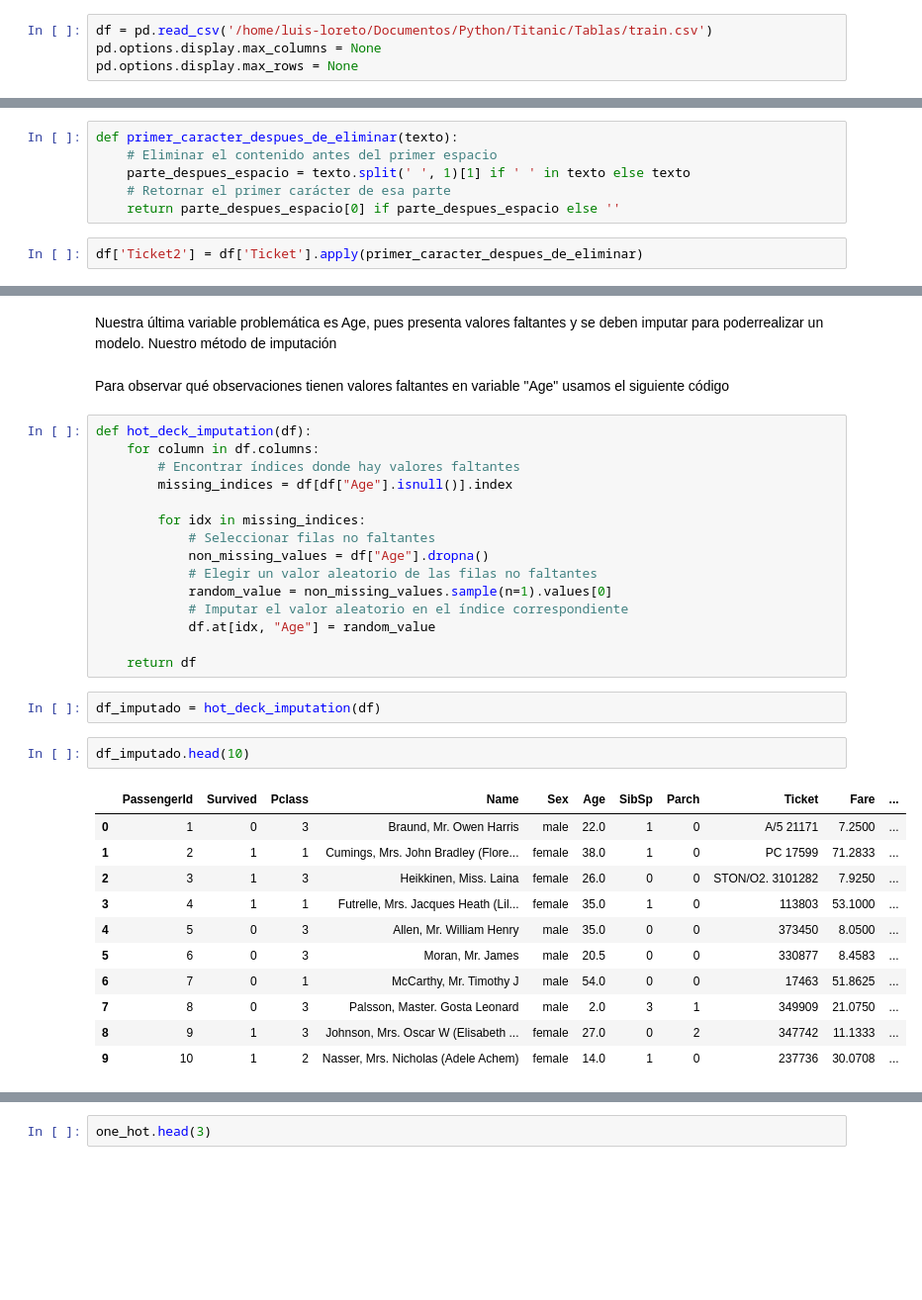
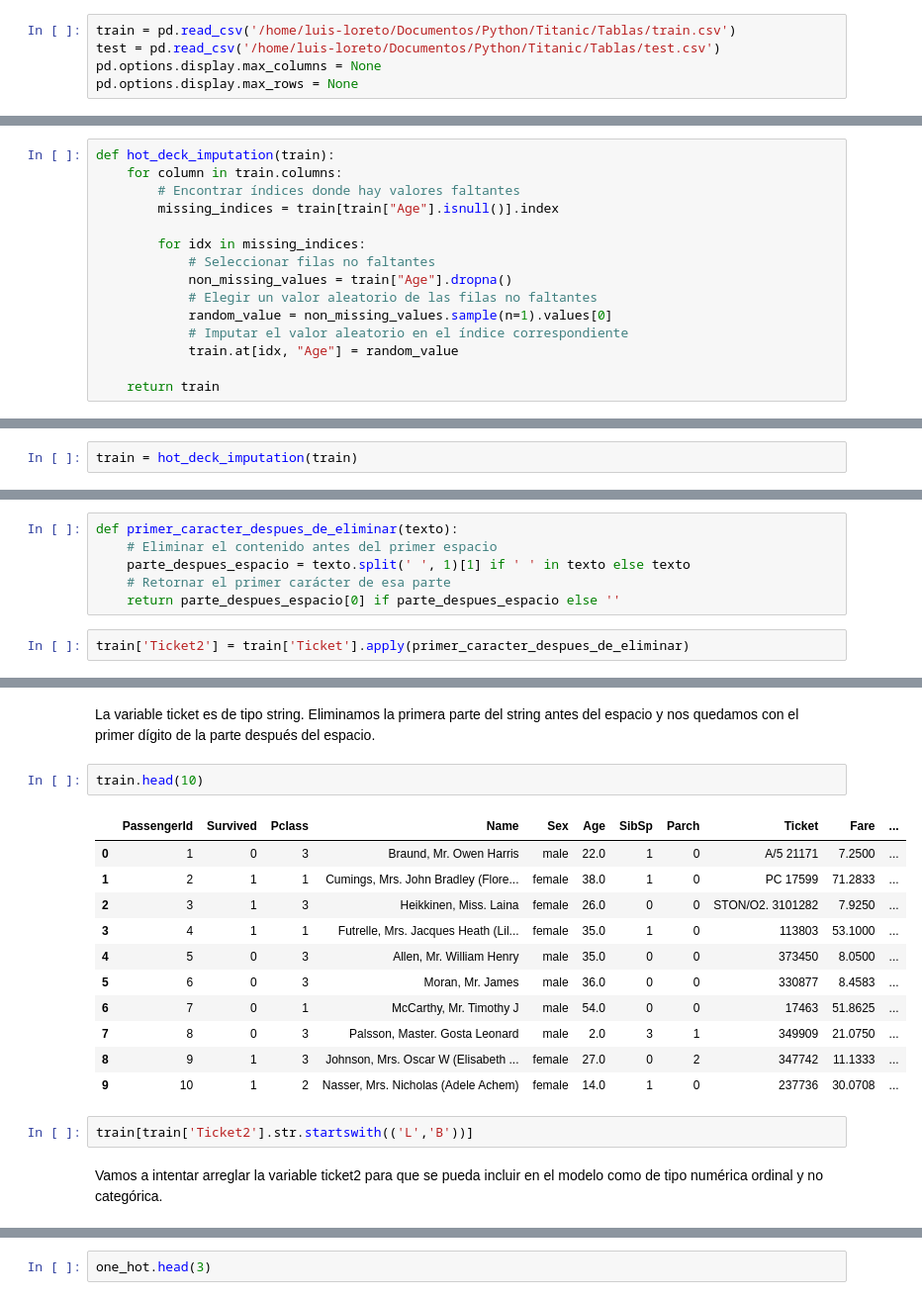
Before and after one commit to loreto73/Titanic, a Jupyter notebook: k_titanic.ipynb, the cells around one changed output, grey strips where cells are left out. Shown at 99% size. Cells and saved outputs as stored; diff of their text form; blank space fills up the shorter version.

```diff
--- a/k_titanic.ipynb
+++ b/k_titanic.ipynb
@@ -11,7 +12,8 @@ from sklearn.metrics import accuracy_score, confusion_matrix
 # %% [markdown]
 Ahora introducimos la ruta en la que guardamos el archivo con los datos que se analizarán
 # %%
-df = pd.read_csv('/home/luis-loreto/Documentos/Python/Titanic/Tablas/train.csv')
+train = pd.read_csv('/home/luis-loreto/Documentos/Python/Titanic/Tablas/train.csv')
+test = pd.read_csv('/home/luis-loreto/Documentos/Python/Titanic/Tablas/test.csv')
 pd.options.display.max_columns = None
 pd.options.display.max_rows = None
 # %% [markdown]
@@ -41,0 +57,15 @@ Continuando con el análisis exploratorio, podemos empezar a observar cuántos s
+# %%
+def hot_deck_imputation(train):
+    for column in train.columns:
+        # Encontrar índices donde hay valores faltantes
+        missing_indices = train[train["Age"].isnull()].index
+
+        for idx in missing_indices:
+            # Seleccionar filas no faltantes
+            non_missing_values = train["Age"].dropna()
+            # Elegir un valor aleatorio de las filas no faltantes
+            random_value = non_missing_values.sample(n=1).values[0]
+            # Imputar el valor aleatorio en el índice correspondiente
+            train.at[idx, "Age"] = random_value
+
+    return train
@@ -41,0 +74,2 @@ Continuando con el análisis exploratorio, podemos empezar a observar cuántos s
+# %%
+train = hot_deck_imputation(train)
@@ -97,5 +106,5 @@ def primer_caracter_despues_de_eliminar(texto):
     # Retornar el primer carácter de esa parte
     return parte_despues_espacio[0] if parte_despues_espacio else ''
 # %%
-df['Ticket2'] = df['Ticket'].apply(primer_caracter_despues_de_eliminar)
+train['Ticket2'] = train['Ticket'].apply(primer_caracter_despues_de_eliminar)
 # %%
@@ -113,38 +122,23 @@ df.groupby(["Ticket2"])["Ticket2"].count().reset_index(name="Cantidad")
 | 8 | 9 | 3 |
 | 9 | B | 1 |
 | 10 | L | 4 |
-# %% [markdown]
-Nuestra última variable problemática es Age, pues presenta valores faltantes y se deben imputar para poderrealizar un modelo. Nuestro método de imputación
-# %% [markdown]
-Para observar qué observaciones tienen valores faltantes en variable "Age" usamos el siguiente código
-# %%
-def hot_deck_imputation(df):
-    for column in df.columns:
-        # Encontrar índices donde hay valores faltantes
-        missing_indices = df[df["Age"].isnull()].index
-
-        for idx in missing_indices:
-            # Seleccionar filas no faltantes
-            non_missing_values = df["Age"].dropna()
-            # Elegir un valor aleatorio de las filas no faltantes
-            random_value = non_missing_values.sample(n=1).values[0]
-            # Imputar el valor aleatorio en el índice correspondiente
-            df.at[idx, "Age"] = random_value
-
-    return df
-# %%
-df_imputado = hot_deck_imputation(df)
+# %% [markdown]
+La variable ticket es de tipo string. Eliminamos la primera parte del string antes del espacio y nos quedamos con el primer dígito de la parte después del espacio.
 # %%
-df_imputado.head(10)
+train.head(10)
 # %% [output]
 |  | PassengerId | Survived | Pclass | Name | Sex | Age | SibSp | Parch | Ticket | Fare | ... |
 | 0 | 1 | 0 | 3 | Braund, Mr. Owen Harris | male | 22.0 | 1 | 0 | A/5 21171 | 7.2500 | ... |
 | 1 | 2 | 1 | 1 | Cumings, Mrs. John Bradley (Flore... | female | 38.0 | 1 | 0 | PC 17599 | 71.2833 | ... |
 | 2 | 3 | 1 | 3 | Heikkinen, Miss. Laina | female | 26.0 | 0 | 0 | STON/O2. 3101282 | 7.9250 | ... |
 | 3 | 4 | 1 | 1 | Futrelle, Mrs. Jacques Heath (Lil... | female | 35.0 | 1 | 0 | 113803 | 53.1000 | ... |
 | 4 | 5 | 0 | 3 | Allen, Mr. William Henry | male | 35.0 | 0 | 0 | 373450 | 8.0500 | ... |
-| 5 | 6 | 0 | 3 | Moran, Mr. James | male | 20.5 | 0 | 0 | 330877 | 8.4583 | ... |
+| 5 | 6 | 0 | 3 | Moran, Mr. James | male | 36.0 | 0 | 0 | 330877 | 8.4583 | ... |
 | 6 | 7 | 0 | 1 | McCarthy, Mr. Timothy J | male | 54.0 | 0 | 0 | 17463 | 51.8625 | ... |
 | 7 | 8 | 0 | 3 | Palsson, Master. Gosta Leonard | male | 2.0 | 3 | 1 | 349909 | 21.0750 | ... |
 | 8 | 9 | 1 | 3 | Johnson, Mrs. Oscar W (Elisabeth ... | female | 27.0 | 0 | 2 | 347742 | 11.1333 | ... |
 | 9 | 10 | 1 | 2 | Nasser, Mrs. Nicholas (Adele Achem) | female | 14.0 | 1 | 0 | 237736 | 30.0708 | ... |
+# %%
+train[train['Ticket2'].str.startswith(('L','B'))]
+# %% [markdown]
+Vamos a intentar arreglar la variable ticket2 para que se pueda incluir en el modelo como de tipo numérica ordinal y no categórica.
```
Also changed, not shown: parts of 35 cells of this notebook.
